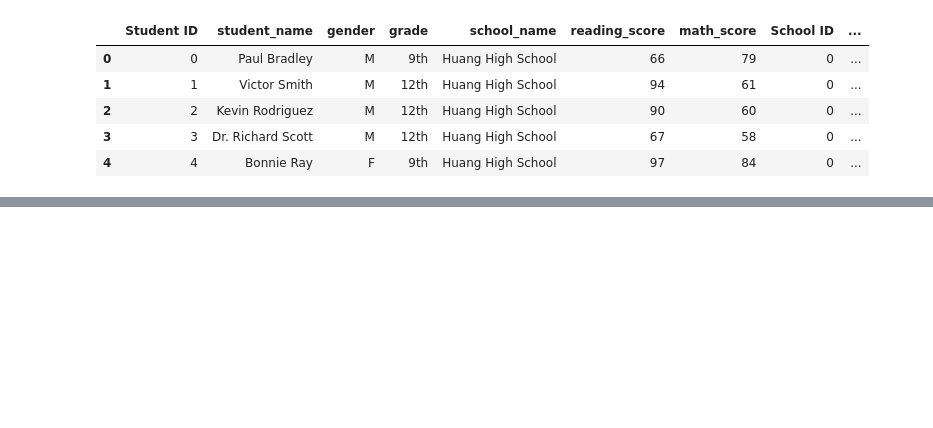
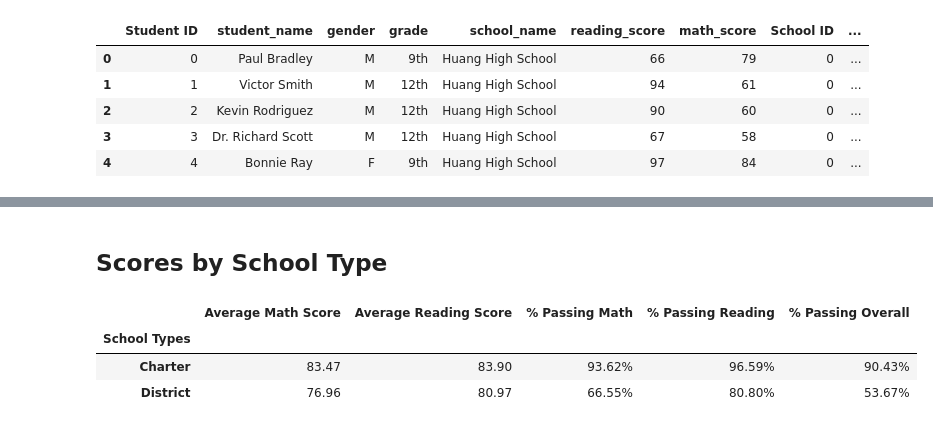
Before and after one commit to wjcutrone/High-School-Performance, a Jupyter notebook: PyCitySchools/PyCitySchools.ipynb, the cells around one changed output, grey strips where cells are left out. Drawn from its saved outputs; the diff is of its cells as text; code cells hidden in the pictures; blank space fills up the shorter version.

```diff
--- a/PyCitySchools/PyCitySchools.ipynb
+++ b/PyCitySchools/PyCitySchools.ipynb
@@ -367,0 +365,24 @@ school_type_df
+# %%
+#Scores by School Type
+school_type_df=school_summary_df[["School Types","Average Math Score","Average Reading Score","% Passing Math","% Passing Reading","% Passing Overall"]]
+school_type_df
+#use groupby
+type_groups=school_type_df.groupby(["School Types"])
+type_summary=type_groups.mean()
+type_summary
+#formatted
+type_summary_formatted=type_summary.copy(deep=True)
+type_summary_formatted["Average Math Score"]=type_summary_formatted["Average Math Score"].map("{:.2f}".format)
+type_summary_formatted["Average Reading Score"]=type_summary_formatted["Average Reading Score"].map("{:.2f}".format)
+type_summary_formatted["% Passing Math"]=type_summary_formatted["% Passing Math"].map("{:.2f}%".format)
+type_summary_formatted["% Passing Reading"]=type_summary_formatted["% Passing Reading"].map("{:.2f}%".format)
+type_summary_formatted["% Passing Overall"]=type_summary_formatted["% Passing Overall"].map("{:.2f}%".format)
+#title
+display_markdown("## Scores by School Type",raw=True)
+type_summary_formatted
+# %% [output]
+## Scores by School Type
+|  | Average Math Score | Average Reading Score | % Passing Math | % Passing Reading | % Passing Overall |
+| School Types |  |  |  |  |  |
+| Charter | 83.47 | 83.90 | 93.62% | 96.59% | 90.43% |
+| District | 76.96 | 80.97 | 66.55% | 80.80% | 53.67% |
```
Also changed, not shown: parts of 11 cells of this notebook.
